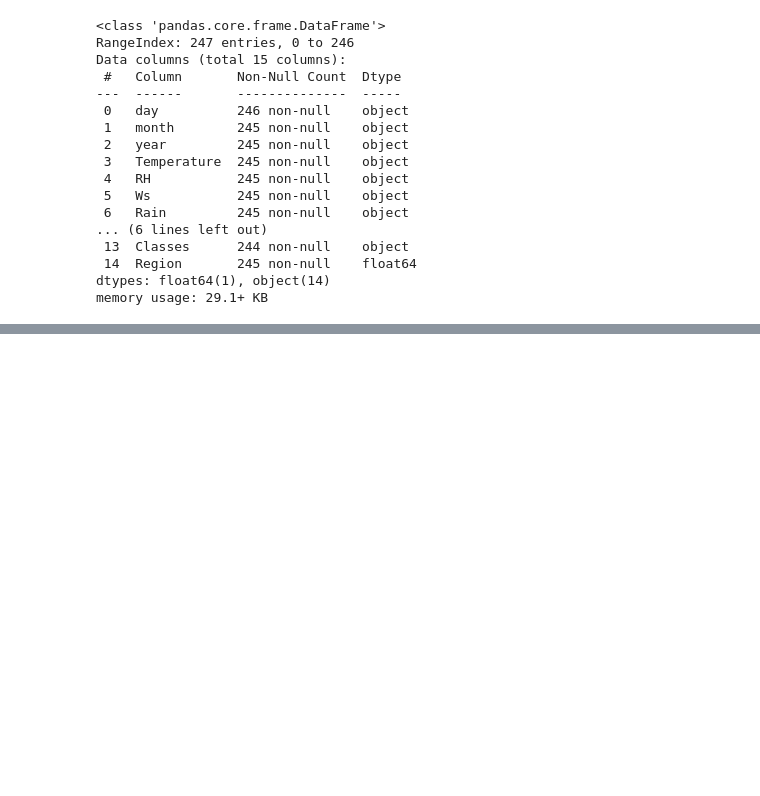
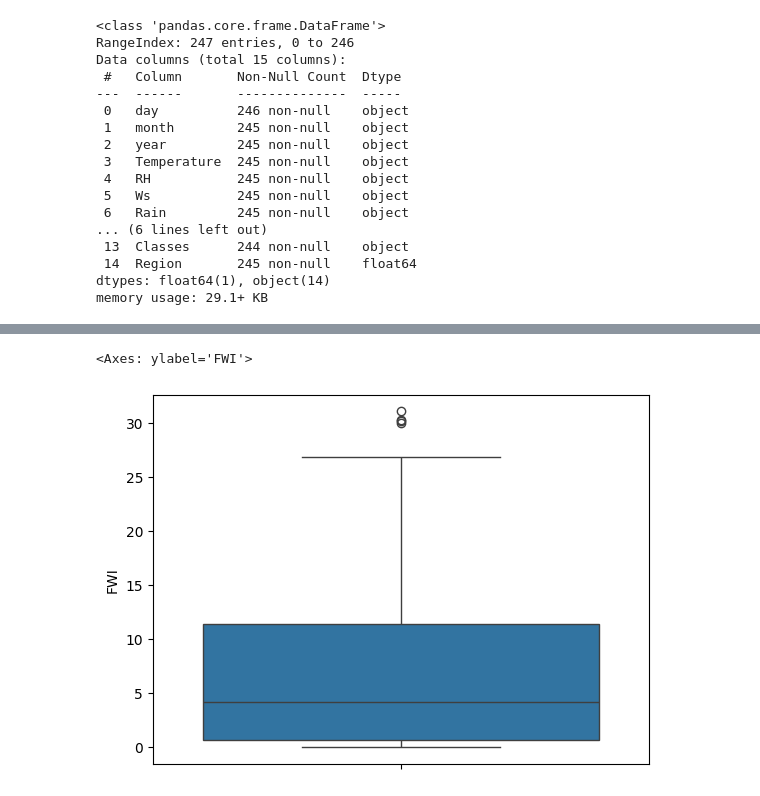
Before and after one commit to Apurva12343/Python_1, a Jupyter notebook: Machine Learning/Machine Learning Algorithm/Ridge_lasso_elasticnet_regression.ipynb, the cells around one changed output, grey strips where cells are left out. Saved outputs shown, nothing was run; the diff lists cells and outputs as text; code cells hidden in the pictures; blank space fills up the shorter version.

```diff
--- a/Machine Learning/Machine Learning Algorithm/Ridge_lasso_elasticnet_regression.ipynb
+++ b/Machine Learning/Machine Learning Algorithm/Ridge_lasso_elasticnet_regression.ipynb
@@ -127,0 +346,6 @@ dtype: int64
+# %%
+##Boxplot
+sns.boxplot(df_copy['FWI'])
+# %% [output]
+<Axes: ylabel='FWI'>
+[figure, added]
```
Also changed, not shown: parts of 65 cells of this notebook, 3 other files.
